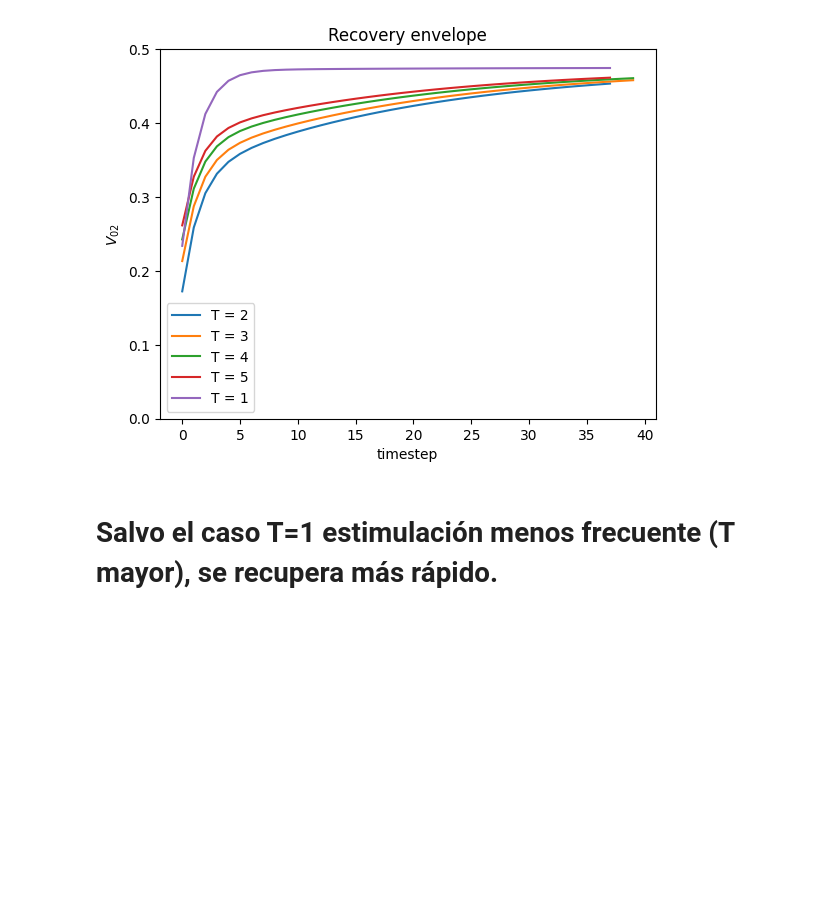
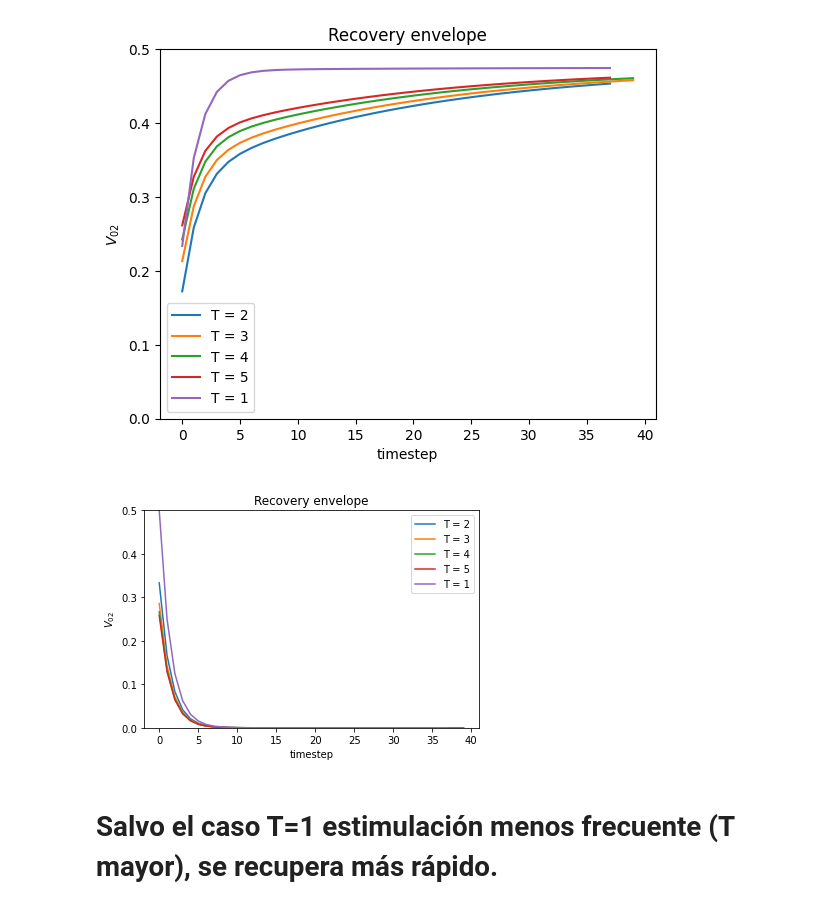
Before and after one commit to theobiolab/habituation, a Jupyter notebook: lina_staddon1993.ipynb, the cells around one changed output. Saved outputs shown, nothing was run; the diff lists cells and outputs as text; code cells hidden in the pictures; blank space fills up the shorter version.

```diff
--- a/lina_staddon1993.ipynb
+++ b/lina_staddon1993.ipynb
@@ -224,42 +307,62 @@ plt.show()
 # %%
 timestep1=[]
 envelope1=[]
+envelope1_M1=[]
+envelope1_M2=[]
 for recovery in range(2,40):
     model_10 = OFF(rate_input = 1, recovery=1, recovery_step = recovery)
     model_10.run()
-    envelope1.append(model_10.V_02[model_10.timestep ])
+    envelope1.append(model_10.V_02[model_10.timestep])
+    envelope1_M1.append(model_10.V_i[model_10.timestep])
+    envelope1_M2.append(model_10.V_2[model_10.timestep])
     timestep1.append(model_10.timestep)
 
 timestep2=[]
 envelope2=[]
+envelope2_M1=[]
+envelope2_M2=[]
 for recovery in range(2,40):
     model_10 = OFF(rate_input = 2, recovery=1, recovery_step = recovery)
     model_10.run()
     envelope2.append(model_10.V_02[model_10.timestep ])
+    envelope2_M1.append(model_10.V_i[model_10.timestep])
+    envelope2_M2.append(model_10.V_2[model_10.timestep])
     timestep2.append(model_10.timestep)
 
 timestep3=[]
 envelope3=[]
+envelope3_M1=[]
+envelope3_M2=[]
 for recovery in range(0,40):
     model_10 = OFF(rate_input = 3, recovery=1, recovery_step = recovery)
     model_10.run()
     envelope3.append(model_10.V_02[model_10.timestep ])
+    envelope3_M1.append(model_10.V_i[model_10.timestep])
+    envelope3_M2.append(model_10.V_2[model_10.timestep])
     timestep3.append(model_10.timestep)
 
 timestep4=[]
 envelope4=[]
+envelope4_M1=[]
+envelope4_M2=[]
 for recovery in range(0,40):
     model_10 = OFF(rate_input = 4, recovery=1, recovery_step = recovery)
     model_10.run()
     envelope4.append(model_10.V_02[model_10.timestep ])
+    envelope4_M1.append(model_10.V_i[model_10.timestep])
+    envelope4_M2.append(model_10.V_2[model_10.timestep])
     timestep4.append(model_10.timestep)
 
 timestep5=[]
 envelope5=[]
+envelope5_M1=[]
+envelope5_M2=[]
 for recovery in range(2,40):
     model_10 = OFF(rate_input = 5, recovery=1, recovery_step = recovery)
     model_10.run()
-    envelope5.append(model_10.V_02[model_10.timestep ])
+    envelope5.append(model_10.V_02[model_10.timestep])
+    envelope5_M1.append(model_10.V_i[model_10.timestep])
+    envelope5_M2.append(model_10.V_2[model_10.timestep])
     timestep5.append(model_10.timestep)
 # %%
 plt.plot( envelope2, label= "T = 2")
@@ -282,5 +385,26 @@ plt.ylim((0,0.5))
 plt.show()
 # %% [output]
 [figure]
+# %%
+plt.plot( envelope2_M1, label= "T = 2")
+plt.plot( envelope3_M1, label= "T = 3")
+plt.plot( envelope4_M1, label= "T = 4")
+plt.plot( envelope5_M1, label= "T = 5")
+plt.plot( envelope1_M1, label= "T = 1")
+plt.legend()
+plt.title("Recovery envelope")
+#plt.xlim((45,100))
+plt.xlabel("timestep")
+plt.ylabel(r"$V_{02}$")
+plt.title("Recovery envelope")
+plt.legend()
+plt.ylim((0,0.5))
+
+#plt.savefig("staddon_cascade_recovery2.png", dpi=500)
+#from google.colab import files
+#files.download("staddon_cascade_recovery2.png")
+plt.show()
+# %% [output]
+[figure, added]
 # %% [markdown]
 # Salvo el caso T=1 estimulación menos frecuente (T mayor), se recupera más rápido.
```
Also changed, not shown: parts of 5 cells of this notebook, 2 other files.
